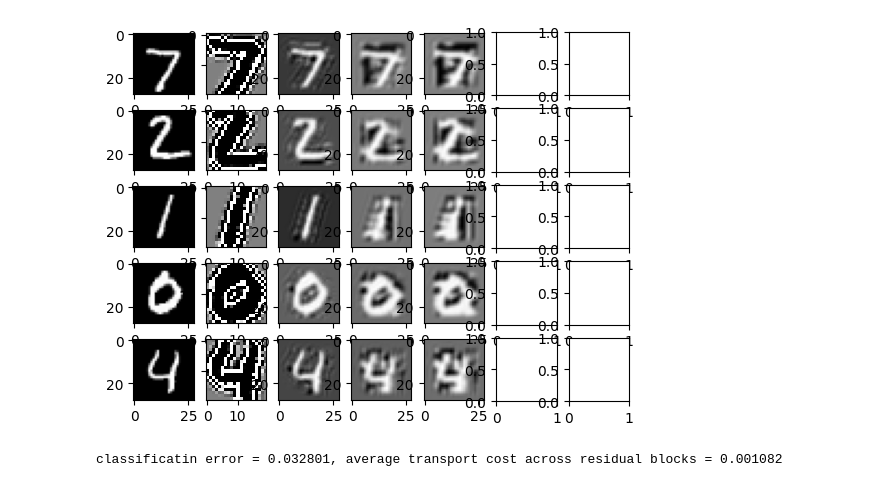
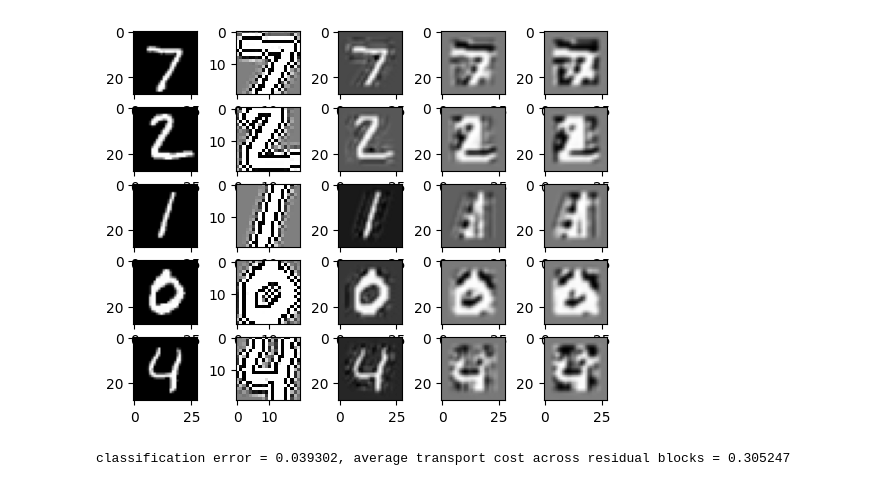
Before and after one commit to briancknight/python-neural-networks, a Jupyter notebook: examples/lap_classifier.ipynb, the cells around one changed output. Drawn from its saved outputs; the diff is of its cells as text; code cells hidden in the pictures.

```diff
--- a/examples/lap_classifier.ipynb
+++ b/examples/lap_classifier.ipynb
@@ -55,7 +58,7 @@ cae = create_model([
 ], Xavier(), RMSprop, {'learning_rate': 0.1})
 loss = MSE()
 
-x_train, y_train, x_test, y_test = load_data(1000)
+x_train, y_train, x_test, y_test = load_data(2000)
 train(cae, loss, x_train, x_train, epochs=50)
 print('error on test set:', test(cae, loss, x_test, x_test))
 # %% [output]
@@ -102,10 +105,6 @@ for x in x_test:
 lap_classifier = create_model([
     ConvResBlock((3,3), input_shape=(n,n,1), output_shape=(n,n,1)),
     ConvResBlock((3,3), input_shape=(n,n,1), output_shape=(n,n,1)),
-    # ConvResBlock((3,3), input_shape=(n,n,1), output_shape=(n,n,1)),
-    # ConvResBlock((3,3), input_shape=(n,n,1), output_shape=(n,n,1)),
-    # ConvResBlock((3,3), input_shape=(4,4,1), output_shape=(4,4,1)),
-    # ConvResBlock((3,3), input_shape=(4,4,1), output_shape=(4,4,1)),
     Reshape((1,n**2)),
     Dense(128),
     Tanh(),
@@ -115,7 +114,7 @@ lap_classifier = create_model([
 mse = MSE()
 
 x_train, y_train, x_test, y_test = load_data(1000)
-lmbda = 100
+lmbda = 15
 print('error here includes some measure of average transport costs')
 train(lap_classifier, mse, encoded_train, y_train, epochs=15, lmbda=lmbda)
 # print('error on test set:', test(lap_classifier, mse, encoded_test, y_test))
@@ -139,19 +139,14 @@ error here includes some measure of average transport costs
 # %%
-f, ax = plt.subplots(5, 6)
+f, ax = plt.subplots(5, 4)
 for i in range(5):
     code = forward(encoder, x_test[i])[0]
     # reconstructed = forward(decoder, code)[0]
-    block1 = -1*forward(lap_classifier[:1], code)[0]
-    block2 = -1*forward(lap_classifier[:2], code)[0]
-    # block3 = -1*forward(lap_classifier[:3], code)[0]
-    # block4 = -1*forward(lap_classifier[:4], code)[0]
-    # reconstructed6 = forward(model2[:5], code)[0]
+    block1 = forward(lap_classifier[:1], code)[0]
+    block2 = forward(lap_classifier[:2], code)[0]
     ax[i][0].imshow(x_test[i], cmap='gray')
     ax[i][1].imshow(code[:,:,0], cmap='gray')
     ax[i][2].imshow(block1[:,:,0], cmap='gray')
     ax[i][3].imshow(block2[:,:,0], cmap='gray')
-    # ax[i][4].imshow(block3[:,:,0], cmap='gray')
-    # ax[i][5].imshow(block4[:,:,0], cmap='gray')
 
 plt.show()
 # %% [output]
@@ -159,28 +154,22 @@ plt.show()
 # %%
-f, ax = plt.subplots(5, 7)
+f, ax = plt.subplots(5, 5)
 for i in range(5):
     code = forward(encoder, x_test[i])[0]
-    block1 = -1*forward(lap_classifier[:1], code)[0]
-    block2 = -1*forward(lap_classifier[:2], code)[0]
-    block3 = -1*forward(lap_classifier[:3], code)[0]
-    block4 = -1*forward(lap_classifier[:4], code)[0]
+    block1 = forward(lap_classifier[:1], code)[0]
+    block2 = forward(lap_classifier[:2], code)[0]
     reconstructed1 = forward(decoder, code)[0]
     reconstructed2 = forward(decoder, block1)[0]
     reconstructed3 = forward(decoder, block2)[0]
-    # reconstructed4 = forward(decoder, block3)[0]
-    # reconstructed5 = forward(decoder, block4)[0]
     # reconstructed6 = forward(decoder, forward(model2[:5], code1)[0].reshape(1,16))[0]
     ax[i][0].imshow(x_test[i], cmap='gray')
     ax[i][1].imshow(code[:,:,0], cmap='gray')
     ax[i][2].imshow(reconstructed1[:,:,0], cmap='gray')
     ax[i][3].imshow(reconstructed2[:,:,0], cmap='gray')
     ax[i][4].imshow(reconstructed3[:,:,0], cmap='gray')
-    # ax[i][5].imshow(reconstructed4[:,:,0], cmap='gray')
-    # ax[i][6].imshow(reconstructed5[:,:,0], cmap='gray')
 
 plt.show()
 # %% [output]
-[figure, old version]
+[figure, new version]
 # %%
 error = 0
 transports = 0
@@ -193,4 +182,4 @@ transports /= len(x_test)
 
 print('classification error = %f, average transport cost across residual blocks = %f ' % (error, transports/lmbda))
 # %% [output]
-classificatin error = 0.032801, average transport cost across residual blocks = 0.001082
+classification error = 0.039302, average transport cost across residual blocks = 0.305247
```
Also changed, not shown: parts of 5 cells of this notebook, 1 other file.
